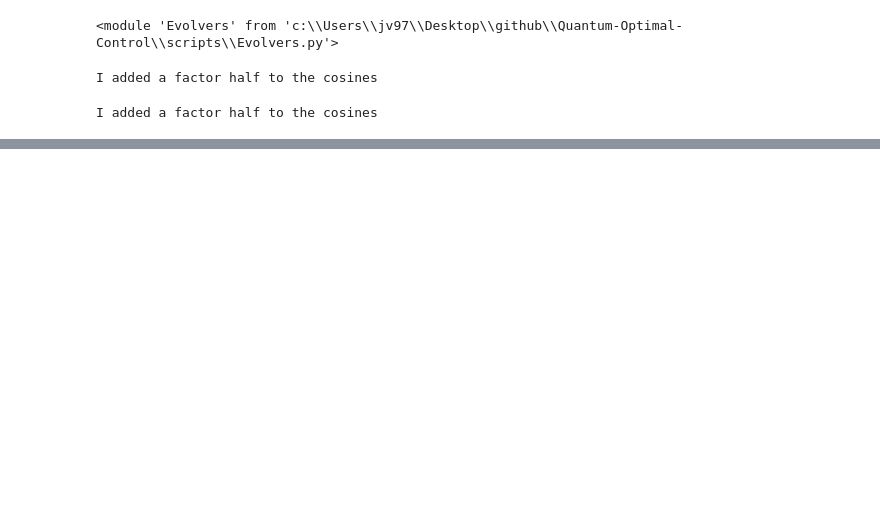
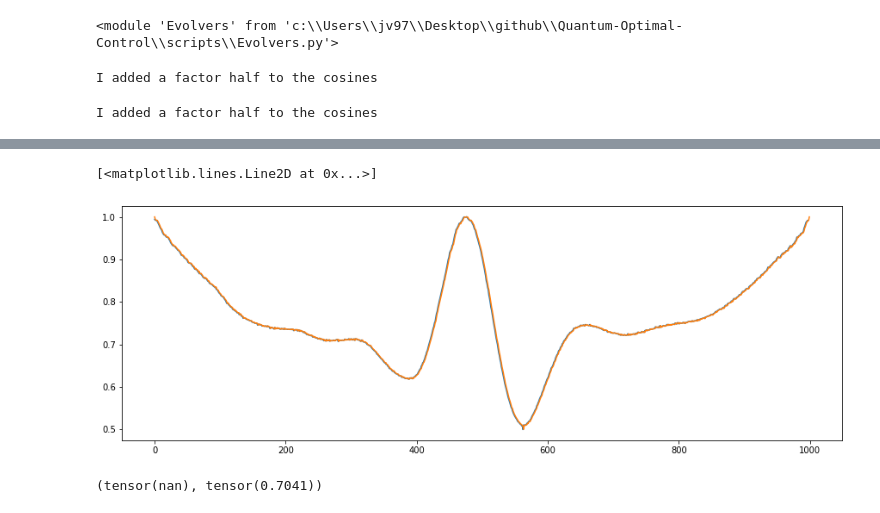
Before and after one commit to Vinther901/Quantum-Optimal-Control, a Jupyter notebook: 2DSystems/VariationalOptimization.ipynb, the cells around one changed output, grey strips where cells are left out. Cells and saved outputs as stored; diff of their text form; code cells hidden in the pictures; blank space fills up the shorter version.

```diff
--- a/2DSystems/VariationalOptimization.ipynb
+++ b/2DSystems/VariationalOptimization.ipynb
@@ -211,0 +233,12 @@ plt.plot(obj.restrict_diff(obj.heights.detach()))
+# %%
+qz = ReparameterizedDiagonalGaussian(obj.restrict_output(obj.heights.detach(),0.5,1.0), obj.log_sigma.detach())
+alphas = qz.rsample()
+
+plt.figure(figsize=(15,5))
+plt.plot(alphas)
+# plt.plot(obj.heights.detach())
+plt.plot(obj.restrict_diff(alphas))
+# plt.plot(obj.restrict_diff(obj.heights.detach()))
+# %% [output]
+[<matplotlib.lines.Line2D at 0x...>]
+[figure, added]
@@ -211,0 +251,4 @@ plt.plot(obj.restrict_diff(obj.heights.detach()))
+# %%
+t.std(t.log(t.tensor(tmp_losses)),unbiased=True), t.std(t.log(t.tensor(tmp_losses2)),unbiased=True)
+# %% [output]
+(tensor(nan), tensor(0.7041))
```
Also changed, not shown: parts of 15 cells of this notebook, 1 other file.
